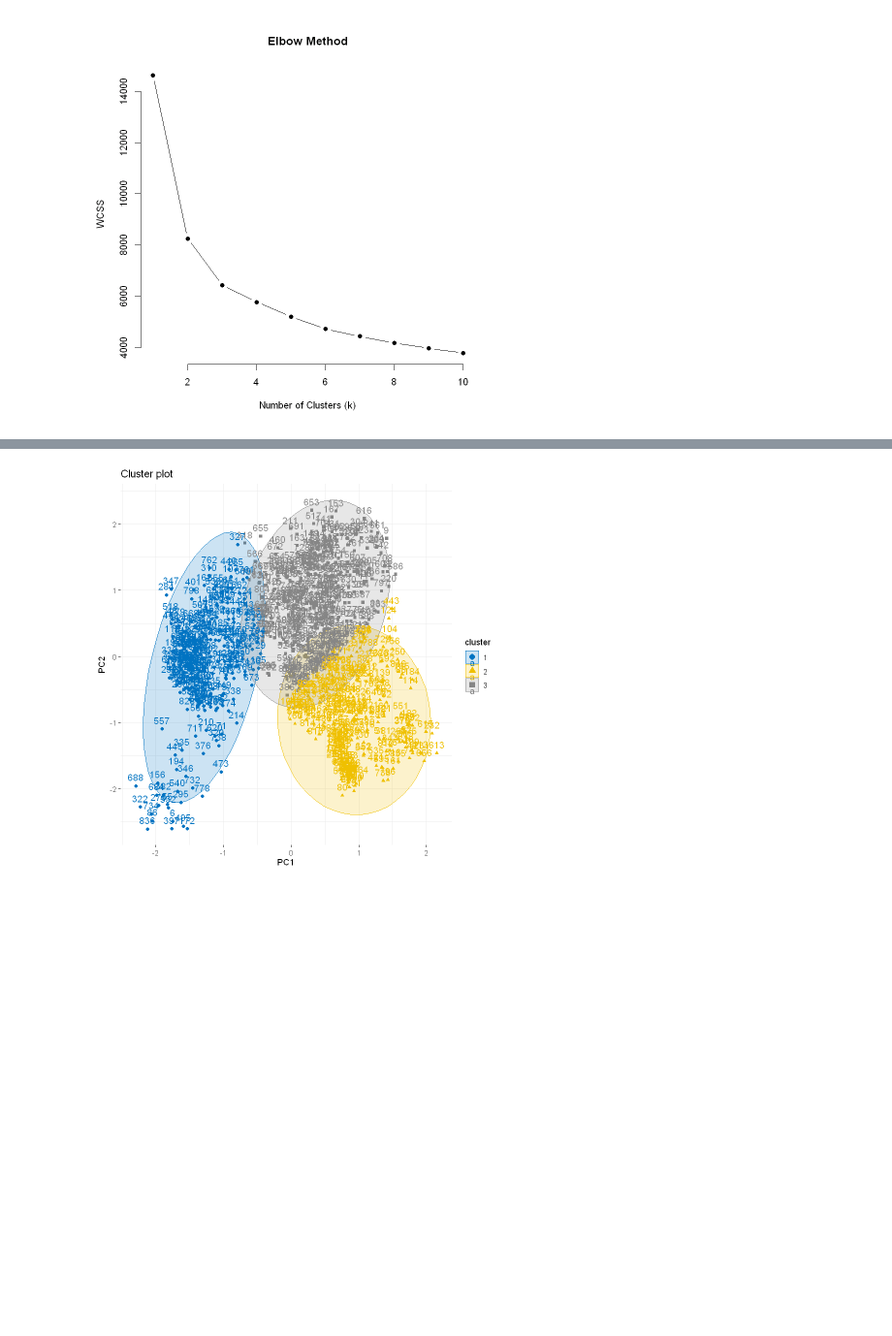
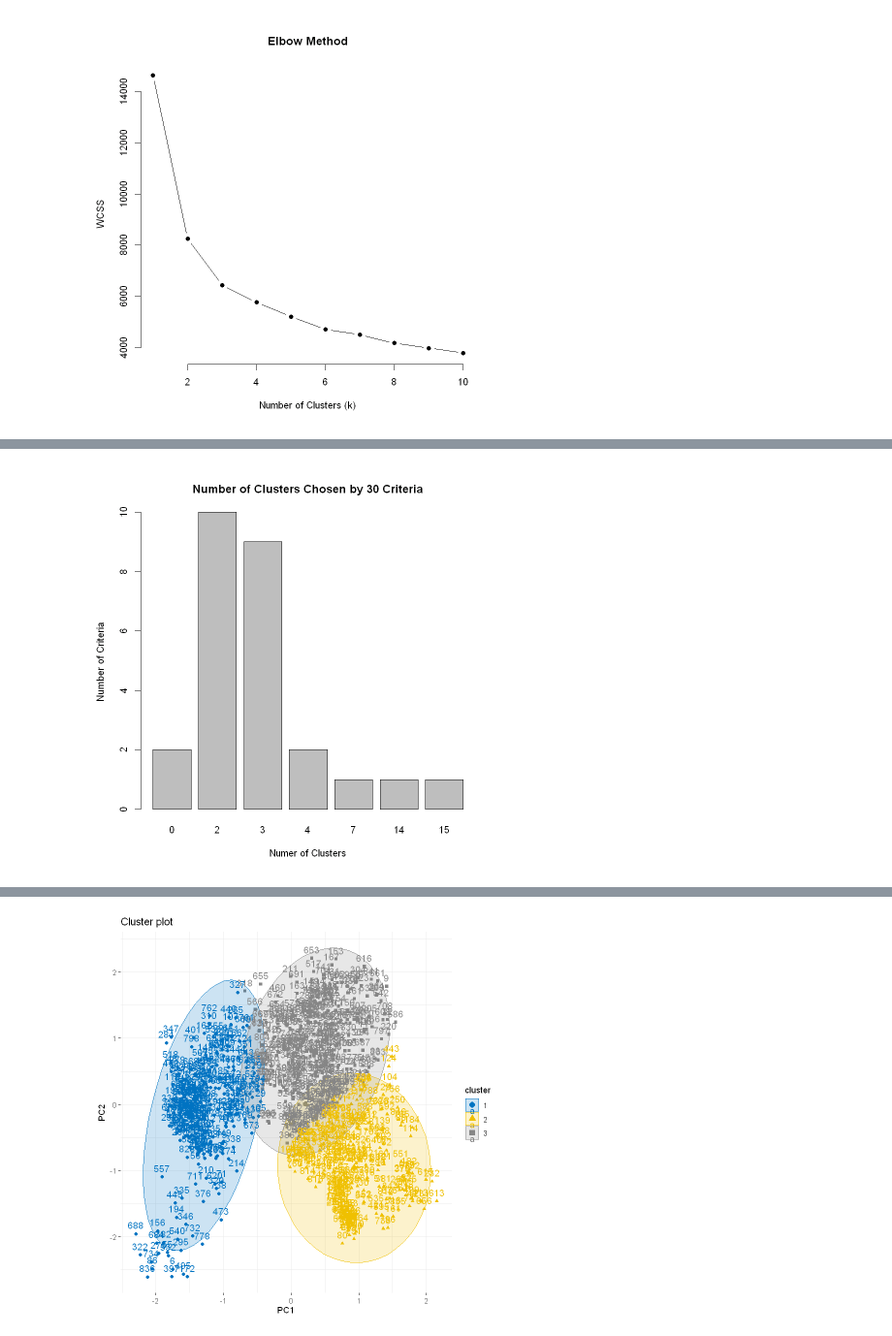
Before and after one commit to lfernando123/Clustering_Of_Vehicles, a Jupyter notebook: KMean.ipynb, the cells around one changed output, grey strips where cells are left out. Shown at 97% size. Saved outputs shown, nothing was run; the diff lists cells and outputs as text; code cells hidden in the pictures; blank space fills up the shorter version.

```diff
--- a/KMean.ipynb
+++ b/KMean.ipynb
@@ -223,0 +260,7 @@ plot(1:10, wcss, type = "b", pch = 19, frame = FALSE,
+# %%
+barplot(table(nc$Best.n[1,]), # provide bar charts####
+xlab="Numer of Clusters",
+ylab="Number of Criteria",
+main="Number of Clusters Chosen by 30 Criteria")
+# %% [output]
+[figure, added]
```
Also changed, not shown: parts of 4 cells of this notebook, 13 other files.
